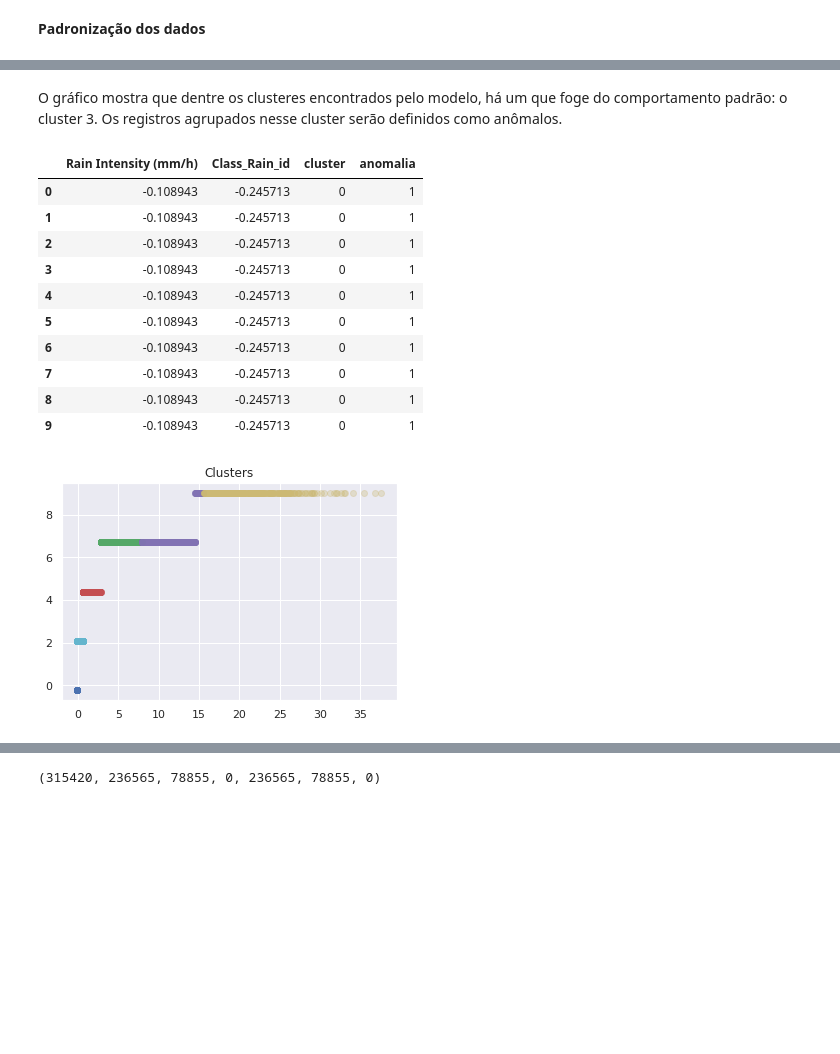
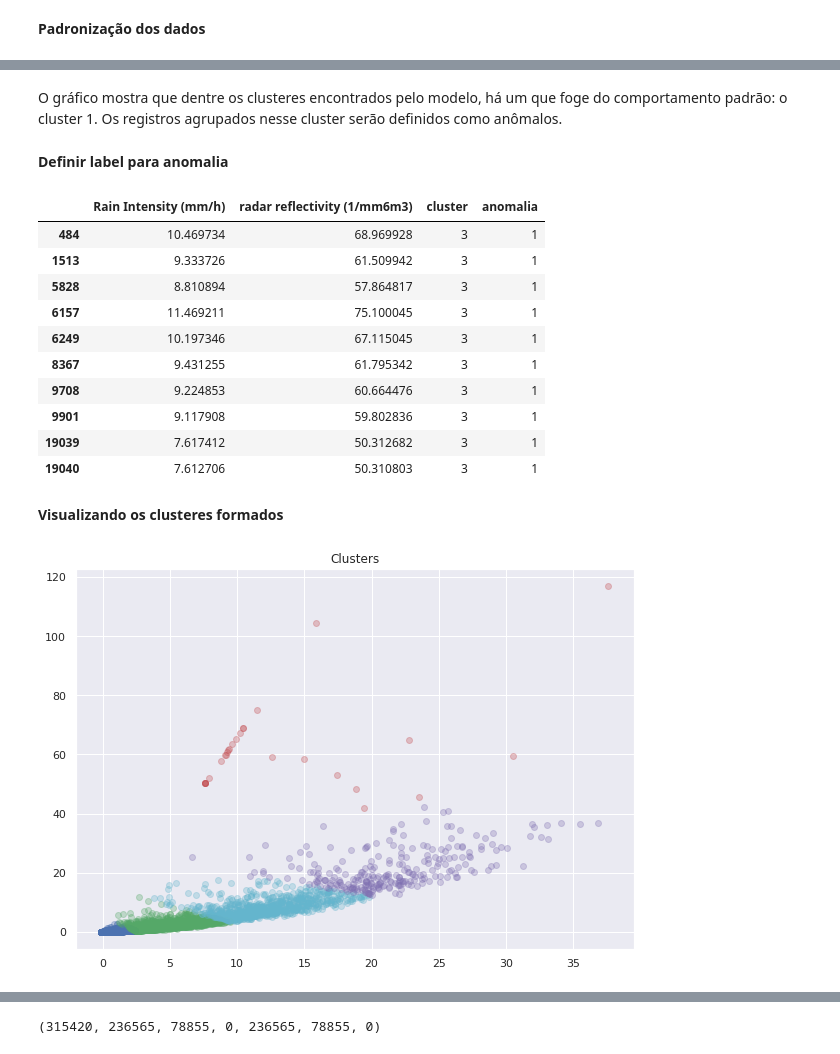
Before and after one commit to lourencocavalcante/Neurocomputacao, a Jupyter notebook: INPE_CAP351_Projeto02_MLP_Lourenco.ipynb, the cells around one changed output, grey strips where cells are left out. Saved outputs shown, nothing was run; the diff lists cells and outputs as text; code cells hidden in the pictures; blank space fills up the shorter version.

```diff
--- a/INPE_CAP351_Projeto02_MLP_Lourenco.ipynb
+++ b/INPE_CAP351_Projeto02_MLP_Lourenco.ipynb
@@ -101,5 +116,5 @@ dtype: int64
 # %%
-df_df_rd80 = df_rd80_dataset[['Rain Intensity (mm/h)','Class_Rain_id']]
+df_df_rd80 = df_rd80_dataset[['Rain Intensity (mm/h)','radar reflectivity (1/mm6m3)']]
 # %% [markdown]
 **Padronização dos dados**
 # %%
@@ -123,6 +142,6 @@ df_std.describe()
 # %%
 data_array = df_std.values
-kmeans = KMeans(n_clusters=6, init='k-means++', n_init=10, random_state=42)
+kmeans = KMeans(n_clusters=5, init='k-means++', n_init=10, random_state=42)
 df_std["cluster"] = kmeans.fit_predict(data_array)
 df_std.groupby("cluster").aggregate("mean").plot.bar(figsize=(10,7.5))
 plt.title("Opções clusterizadas")
@@ -132,30 +151,37 @@ plt.show()
 # %% [markdown]
-O gráfico mostra que dentre os clusteres encontrados pelo modelo, há um que foge do comportamento padrão: o cluster 3. Os registros agrupados nesse cluster serão definidos como anômalos.
+O gráfico mostra que dentre os clusteres encontrados pelo modelo, há um que foge do comportamento padrão: o cluster 1. Os registros agrupados nesse cluster serão definidos como anômalos.
+# %% [markdown]
+**Definir label para anomalia**
 # %%
 df_std['anomalia'] = 0
-df_std.loc[df_std['cluster'] == 0, 'anomalia'] = 1
+df_std.loc[df_std['cluster'] == 3, 'anomalia'] = 1
 # %%
 df_std.loc[(df_std['anomalia']) == 1].head(10)
 # %% [output]
-|  | Rain Intensity (mm/h) | Class_Rain_id | cluster | anomalia |
-| 0 | -0.108943 | -0.245713 | 0 | 1 |
-| 1 | -0.108943 | -0.245713 | 0 | 1 |
-| 2 | -0.108943 | -0.245713 | 0 | 1 |
-| 3 | -0.108943 | -0.245713 | 0 | 1 |
-| 4 | -0.108943 | -0.245713 | 0 | 1 |
-| 5 | -0.108943 | -0.245713 | 0 | 1 |
-| 6 | -0.108943 | -0.245713 | 0 | 1 |
-| 7 | -0.108943 | -0.245713 | 0 | 1 |
-| 8 | -0.108943 | -0.245713 | 0 | 1 |
-| 9 | -0.108943 | -0.245713 | 0 | 1 |
+|  | Rain Intensity (mm/h) | radar reflectivity (1/mm6m3) | cluster | anomalia |
+| 484 | 10.469734 | 68.969928 | 3 | 1 |
+| 1513 | 9.333726 | 61.509942 | 3 | 1 |
+| 5828 | 8.810894 | 57.864817 | 3 | 1 |
+| 6157 | 11.469211 | 75.100045 | 3 | 1 |
+| 6249 | 10.197346 | 67.115045 | 3 | 1 |
+| 8367 | 9.431255 | 61.795342 | 3 | 1 |
+| 9708 | 9.224853 | 60.664476 | 3 | 1 |
+| 9901 | 9.117908 | 59.802836 | 3 | 1 |
+| 19039 | 7.617412 | 50.312682 | 3 | 1 |
+| 19040 | 7.612706 | 50.310803 | 3 | 1 |
+# %% [markdown]
+**Visualizando os clusteres formados**
 # %%
 cor = ['b', 'g', 'r', 'c', 'm', 'y']
 i=0
+
+plt.figure(figsize=(10,7))
 for cluster in df_std['cluster'].unique():
     df = df_std.loc[df_std['cluster'] == cluster]
-    plt.scatter(df['Rain Intensity (mm/h)'], df['Class_Rain_id'], c=cor[i],alpha=0.3)
+
+    plt.scatter(df['Rain Intensity (mm/h)'], df['radar reflectivity (1/mm6m3)'], c=cor[i],alpha=0.3)
     i += 1
 plt.title("Clusters")
 plt.show()
 # %% [output]
-[figure, old version]
+[figure, new version]
```
Also changed, not shown: parts of 17 cells of this notebook.
